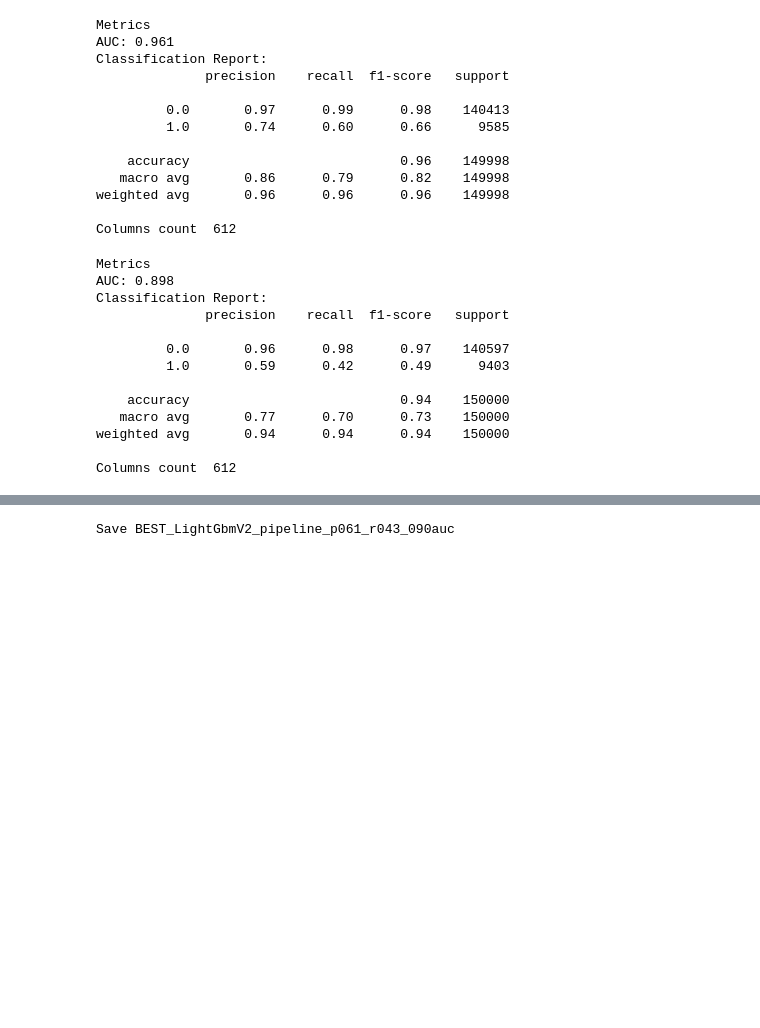
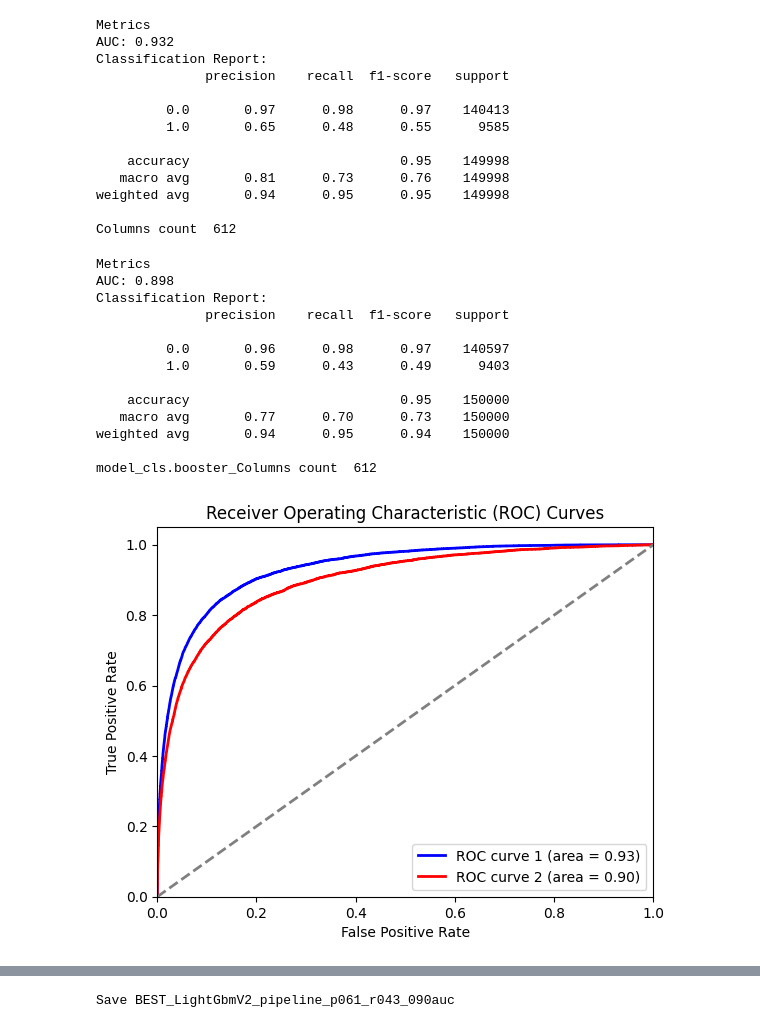
Before and after one commit to bezrukavyi/ML-churn-prediction, a Jupyter notebook: project_pipeline.ipynb, the cells around one changed output, grey strips where cells are left out. Saved outputs shown, nothing was run; the diff lists cells and outputs as text; code cells hidden in the pictures; blank space fills up the shorter version.

```diff
--- a/project_pipeline.ipynb
+++ b/project_pipeline.ipynb
@@ -119,7 +116,7 @@ def oversampling(train_data):
     smote = SMOTE(random_state=SEED, sampling_strategy={0: not_churn_count_strategy, 1: churn_count_strategy})
     resampled_x, resampled_y = smote.fit_resample(train_x, train_y)
 
-    resampled_x, val_x, resampled_y, val_y = train_test_split(resampled_x, resampled_y, test_size=0.25, random_state=SEED)
+    resampled_x, val_x, resampled_y, val_y = train_test_split(resampled_x, resampled_y, test_size=0.1, random_state=SEED)
 
     return resampled_x, resampled_y, val_x, val_y
 
@@ -164,39 +146,45 @@ Columns count  612
+# %%
+model_params.pop("early_stopping_rounds")
+
+model_cls = lgb.LGBMClassifier(**model_params)
+
+model_cls = model_cls.fit(resampled_x, resampled_y)
 # %%
-X = train_data[resampled_x.columns]
-y_true = train_data.target
+train_X = train_data[resampled_x.columns]
+train_y_true = train_data.target
 
-y_pred_proba = model.predict(X)
+train_y_pred_proba = model_cls.booster_.predict(train_X)
 threshold = 0.5
-y_pred = (y_pred_proba >= threshold).astype(int)
+train_y_pred = (train_y_pred_proba >= threshold).astype(int)
 
-Metrics().call(y_true, y_pred, y_pred_proba)
+Metrics().call(train_y_true, train_y_pred, train_y_pred_proba)
 
 print("Columns count ", len(resampled_x.columns))
 # %% [output]
 Metrics
-AUC: 0.961
+AUC: 0.932
 Classification Report:
               precision    recall  f1-score   support
 
-         0.0       0.97      0.99      0.98    140413
-         1.0       0.74      0.60      0.66      9585
+         0.0       0.97      0.98      0.97    140413
+         1.0       0.65      0.48      0.55      9585
 
-    accuracy                           0.96    149998
-   macro avg       0.86      0.79      0.82    149998
-weighted avg       0.96      0.96      0.96    149998
+    accuracy                           0.95    149998
+   macro avg       0.81      0.73      0.76    149998
+weighted avg       0.94      0.95      0.95    149998
 
 Columns count  612
 # %%
-X = test_data[resampled_x.columns]
-y_true = test_data.target
+test_X = test_data[resampled_x.columns]
+test_y_true = test_data.target
 
-y_pred_proba = model.predict(X)
+test_y_pred_proba = model_cls.booster_.predict(test_X)
 threshold = 0.5
-y_pred = (y_pred_proba >= threshold).astype(int)
+test_y_pred = (test_y_pred_proba >= threshold).astype(int)
 
-Metrics().call(y_true, y_pred, y_pred_proba)
+Metrics().call(test_y_true, test_y_pred, test_y_pred_proba)
 
-print("Columns count ", len(resampled_x.columns))
+print("model_cls.booster_Columns count ", len(resampled_x.columns))
 # %% [output]
 Metrics
 AUC: 0.898
@@ -204,11 +192,41 @@ Classification Report:
               precision    recall  f1-score   support
 
          0.0       0.96      0.98      0.97    140597
-         1.0       0.59      0.42      0.49      9403
+         1.0       0.59      0.43      0.49      9403
 
-    accuracy                           0.94    150000
+    accuracy                           0.95    150000
    macro avg       0.77      0.70      0.73    150000
-weighted avg       0.94      0.94      0.94    150000
+weighted avg       0.94      0.95      0.94    150000
 
-Columns count  612
+model_cls.booster_Columns count  612
+# %%
+import matplotlib.pyplot as plt
+from sklearn.metrics import roc_curve, auc
+
+
+def plot_roc_curve(y_true1, y_pred1, y_true2, y_pred2):
+    # Обчислення ROC AUC та ROC кривих для першого набору даних
+    fpr1, tpr1, _ = roc_curve(y_true1, y_pred1)
+    roc_auc1 = auc(fpr1, tpr1)
+
+    # Обчислення ROC AUC та ROC кривих для другого набору даних
+    fpr2, tpr2, _ = roc_curve(y_true2, y_pred2)
+    roc_auc2 = auc(fpr2, tpr2)
+
+    # Побудова графіків
+    plt.figure()
+    plt.plot(fpr1, tpr1, color="blue", lw=2, label=f"ROC curve 1 (area = {roc_auc1:.2f})")
+    plt.plot(fpr2, tpr2, color="red", lw=2, label=f"ROC curve 2 (area = {roc_auc2:.2f})")
+    plt.plot([0, 1], [0, 1], color="grey", lw=2, linestyle="--")
+    plt.xlim([0.0, 1.0])
+    plt.ylim([0.0, 1.05])
+    plt.xlabel("False Positive Rate")
+    plt.ylabel("True Positive Rate")
+    plt.title("Receiver Operating Characteristic (ROC) Curves")
+    plt.legend(loc="lower right")
+    plt.show()
+
+plot_roc_curve(train_y_true, train_y_pred_proba, test_y_true, test_y_pred_proba)
+# %% [output]
+[figure, added]
 # %%
```
Also changed, not shown: parts of 6 cells of this notebook.
